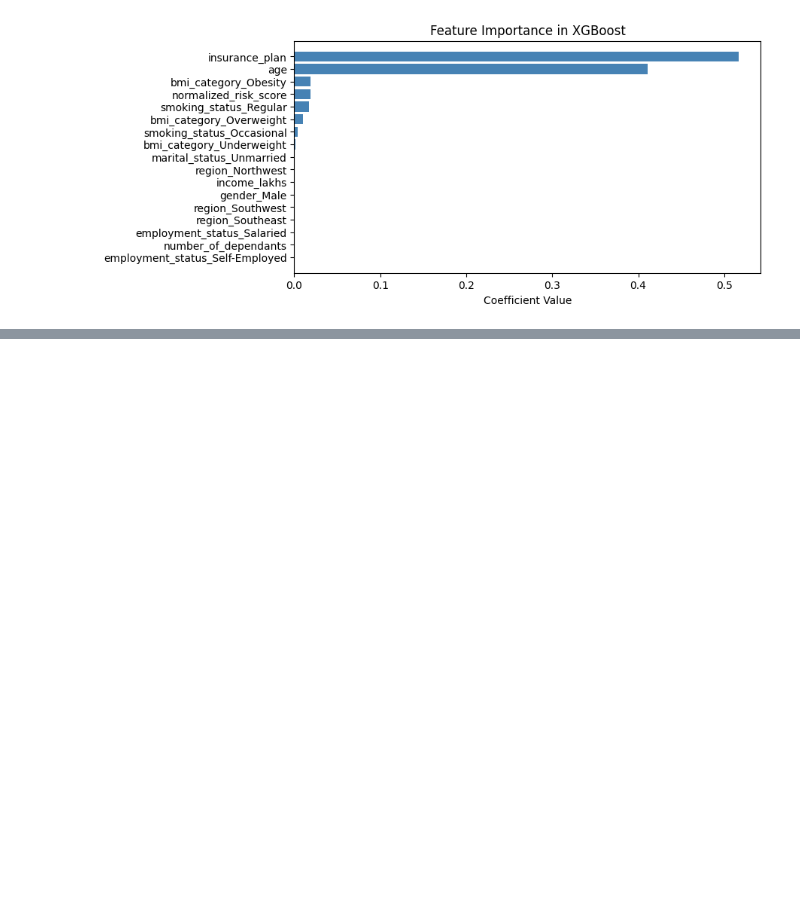
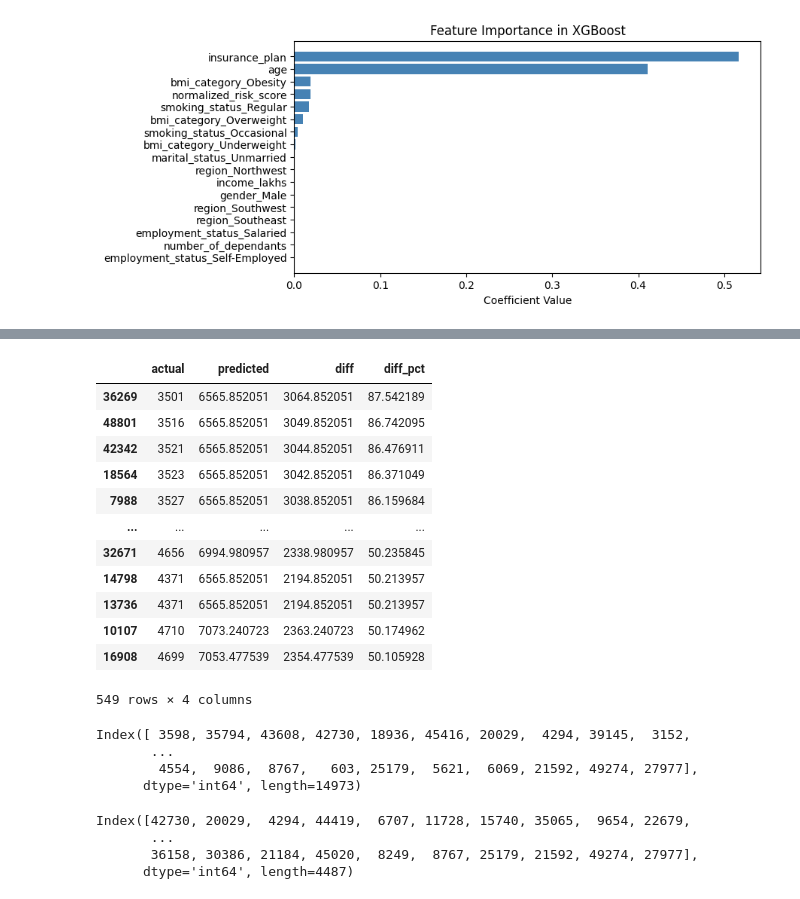
Before and after one commit to ali-liyakat/Healthcare_Premium_Prediction, a Jupyter notebook: premium_prediction.ipynb, the cells around one changed output, grey strips where cells are left out. Drawn from its saved outputs; the diff is of its cells as text; code cells hidden in the pictures; blank space fills up the shorter version.

```diff
--- a/premium_prediction.ipynb
+++ b/premium_prediction.ipynb
@@ -629,0 +668,30 @@ plt.show()
+# %%
+results_df[np.abs(results_df.diff_pct) > 50].sort_values('diff_pct', ascending=False)
+# %% [output]
+|  | actual | predicted | diff | diff_pct |
+| 36269 | 3501 | 6565.852051 | 3064.852051 | 87.542189 |
+| 48801 | 3516 | 6565.852051 | 3049.852051 | 86.742095 |
+| 42342 | 3521 | 6565.852051 | 3044.852051 | 86.476911 |
+| 18564 | 3523 | 6565.852051 | 3042.852051 | 86.371049 |
+| 7988 | 3527 | 6565.852051 | 3038.852051 | 86.159684 |
+| ... | ... | ... | ... | ... |
+| 32671 | 4656 | 6994.980957 | 2338.980957 | 50.235845 |
+| 14798 | 4371 | 6565.852051 | 2194.852051 | 50.213957 |
+| 13736 | 4371 | 6565.852051 | 2194.852051 | 50.213957 |
+| 10107 | 4710 | 7073.240723 | 2363.240723 | 50.174962 |
+| 16908 | 4699 | 7053.477539 | 2354.477539 | 50.105928 |
+549 rows × 4 columns
+# %%
+X_test.index
+# %% [output]
+Index([ 3598, 35794, 43608, 42730, 18936, 45416, 20029,  4294, 39145,  3152,
+       ...
+        4554,  9086,  8767,   603, 25179,  5621,  6069, 21592, 49274, 27977],
+      dtype='int64', length=14973)
+# %%
+extreme_results_df.index
+# %% [output]
+Index([42730, 20029,  4294, 44419,  6707, 11728, 15740, 35065,  9654, 22679,
+       ...
+       36158, 30386, 21184, 45020,  8249,  8767, 25179, 21592, 49274, 27977],
+      dtype='int64', length=4487)
```
Also changed, not shown: parts of 10 cells of this notebook.
